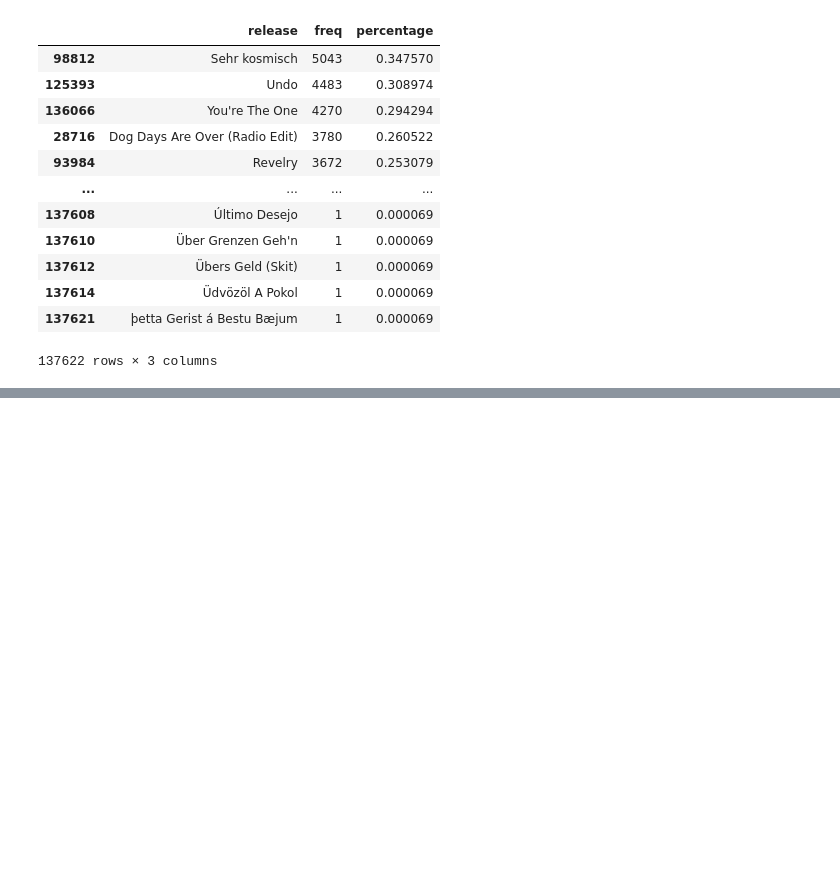
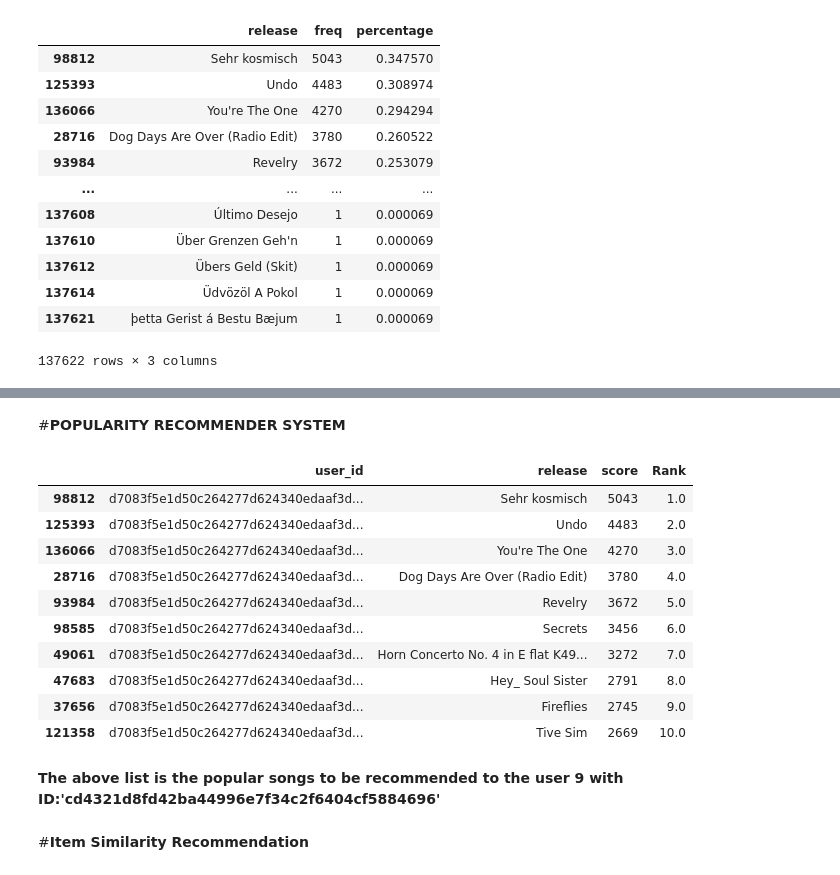
Before and after one commit to charithcherry/Innomatics_Internship_APR_21, a Jupyter notebook: Recommender System/Music_Rec_Sys.ipynb, the cells around one changed output, grey strips where cells are left out. Cells and saved outputs as stored; diff of their text form; code cells hidden in the pictures; blank space fills up the shorter version.

```diff
--- a/Recommender System/Music_Rec_Sys.ipynb
+++ b/Recommender System/Music_Rec_Sys.ipynb
@@ -427,0 +422,45 @@ song_grouped.sort_values(['freq','release'],ascending=[0,1])
+# %% [markdown]
+#**POPULARITY RECOMMENDER SYSTEM**
+# %%
+class popularity_recommender_py():
+    def __init__(self):
+        self.train_data = None
+        self.user_id = None
+        self.item_id = None
+        self.popularity_recommendations = None
+
+    #Create the popularity based recommender system model
+    def create(self, train_data, user_id, item_id):
+        self.train_data = train_data
+        self.user_id = user_id
+        self.item_id = item_id
+
+        #Get a count of user_ids for each unique song as recommendation score
+        train_data_grouped = train_data.groupby([self.item_id]).agg({self.user_id: 'count'}).reset_index()
+        train_data_grouped.rename(columns = {'user_id': 'score'},inplace=True)
+
+        #Sort the songs based upon recommendation score
+        train_data_sort = train_data_grouped.sort_values(['score', self.item_id], ascending = [0,1])
+
+        #Generate a recommendation rank based upon score
+        train_data_sort['Rank'] = train_data_sort['score'].rank(ascending=0, method='first')
+
+        #Get the top 10 recommendations
+        self.popularity_recommendations = train_data_sort.head(10)
+
+    #Use the popularity based recommender system model to
+    #make recommendations
+    def recommend(self, user_id):
+        user_recommendations = self.popularity_recommendations
+
+        #Add user_id column for which the recommendations are being generated
+        user_recommendations['user_id'] = user_id
+
+        #Bring user_id column to the front
+        cols = user_recommendations.columns.tolist()
+        cols = cols[-1:] + cols[:-1]
+        user_recommendations = user_recommendations[cols]
+
+        return user_recommendations
+# %%
+pr=popularity_recommender_py()
@@ -427,0 +469,18 @@ song_grouped.sort_values(['freq','release'],ascending=[0,1])
+# %%
+pr.recommend(song_df['user_id'][9])
+# %% [output]
+|  | user_id | release | score | Rank |
+| 98812 | d7083f5e1d50c264277d624340edaaf3d... | Sehr kosmisch | 5043 | 1.0 |
+| 125393 | d7083f5e1d50c264277d624340edaaf3d... | Undo | 4483 | 2.0 |
+| 136066 | d7083f5e1d50c264277d624340edaaf3d... | You're The One | 4270 | 3.0 |
+| 28716 | d7083f5e1d50c264277d624340edaaf3d... | Dog Days Are Over (Radio Edit) | 3780 | 4.0 |
+| 93984 | d7083f5e1d50c264277d624340edaaf3d... | Revelry | 3672 | 5.0 |
+| 98585 | d7083f5e1d50c264277d624340edaaf3d... | Secrets | 3456 | 6.0 |
+| 49061 | d7083f5e1d50c264277d624340edaaf3d... | Horn Concerto No. 4 in E flat K49... | 3272 | 7.0 |
+| 47683 | d7083f5e1d50c264277d624340edaaf3d... | Hey_ Soul Sister | 2791 | 8.0 |
+| 37656 | d7083f5e1d50c264277d624340edaaf3d... | Fireflies | 2745 | 9.0 |
+| 121358 | d7083f5e1d50c264277d624340edaaf3d... | Tive Sim | 2669 | 10.0 |
+# %% [markdown]
+**The above list is the popular songs to be recommended to the user 9 with ID:'cd4321d8fd42ba44996e7f34c2f6404cf5884696'**
+# %% [markdown]
+#**Item Similarity Recommendation**
```
Also changed, not shown: parts of 15 cells of this notebook.
